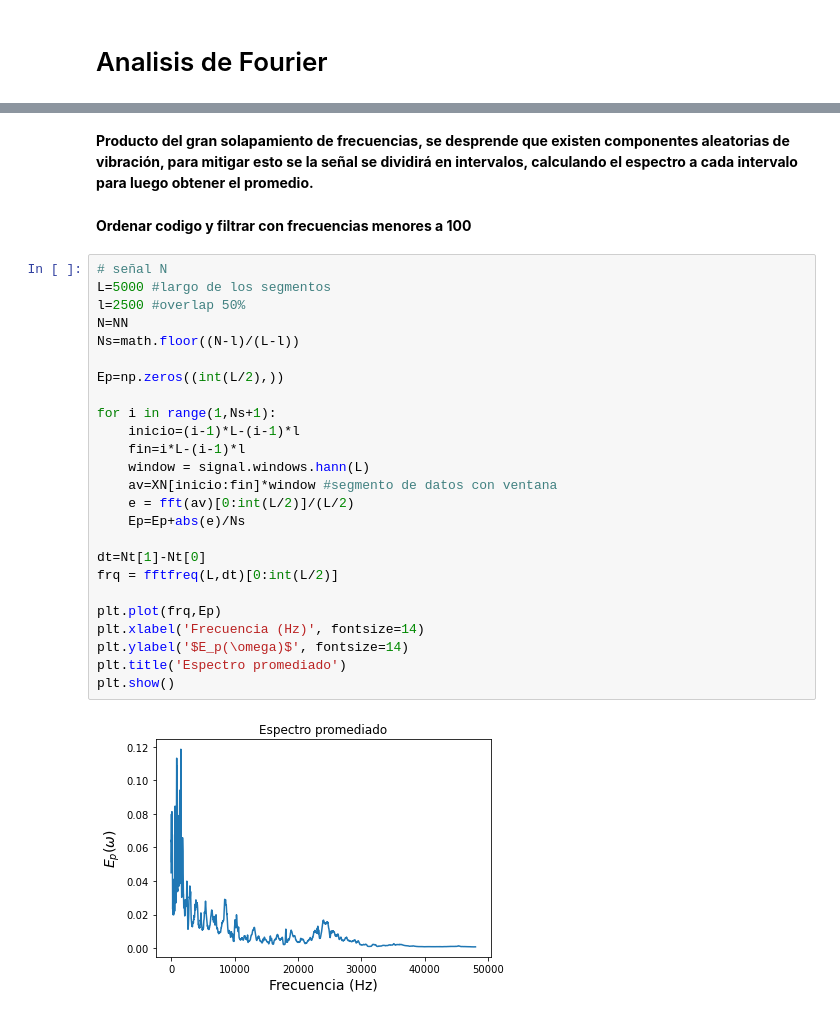
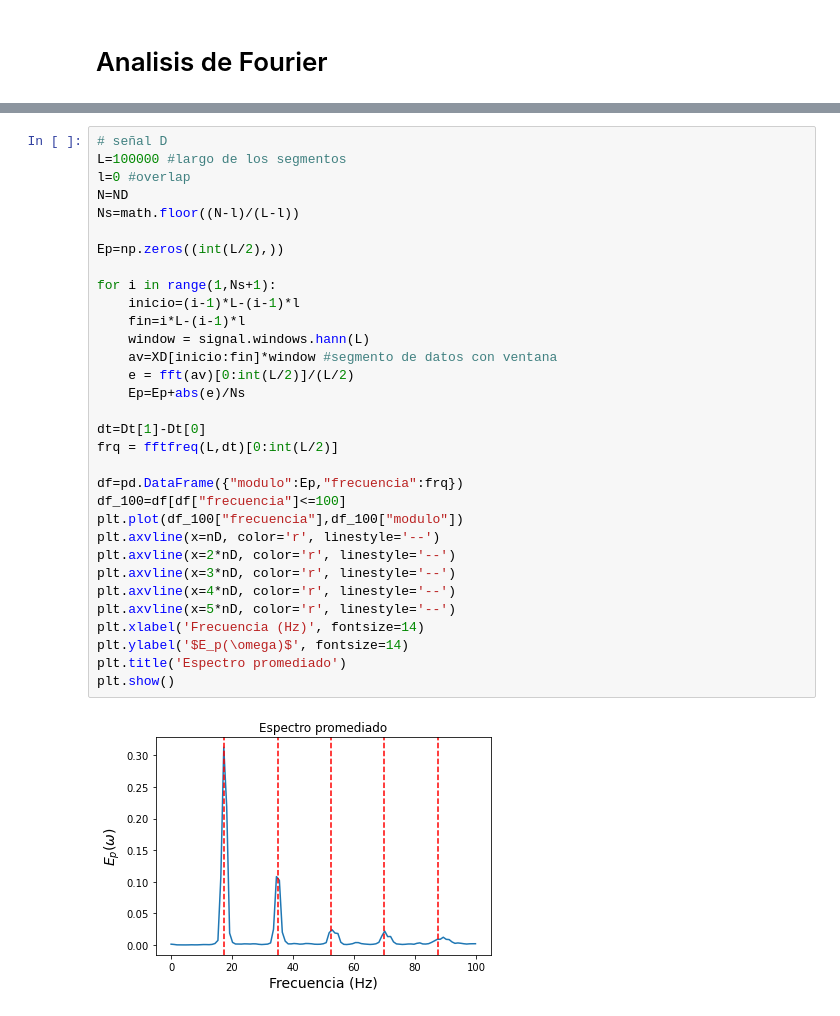
Before and after one commit to JLCdata/Procesamiento-de-se-ales-y-aprendizaje-de-maquinas-en-mantenimiento-predictivo, a Jupyter notebook: tarea1/T1.ipynb, the cells around one changed output, grey strips where cells are left out. Drawn from its saved outputs; the diff is of its cells as text.

```diff
--- a/tarea1/T1.ipynb
+++ b/tarea1/T1.ipynb
@@ -114,32 +165,34 @@ plt.show()
-# %% [markdown]
-**Producto del gran solapamiento de frecuencias, se desprende que existen componentes aleatorias de vibración, para mitigar esto se la señal se dividirá en intervalos, calculando
-el espectro a cada intervalo para luego obtener el promedio.**
-# %% [markdown]
-**Ordenar codigo y filtrar con frecuencias menores a 100**
 # %%
-# señal N
-L=5000 #largo de los segmentos
-l=2500 #overlap 50%
-N=NN
+# señal D
+L=100000 #largo de los segmentos
+l=0 #overlap
+N=ND
 Ns=math.floor((N-l)/(L-l))
 
 Ep=np.zeros((int(L/2),))
 
 for i in range(1,Ns+1):
     inicio=(i-1)*L-(i-1)*l
     fin=i*L-(i-1)*l
     window = signal.windows.hann(L)
-    av=XN[inicio:fin]*window #segmento de datos con ventana
+    av=XD[inicio:fin]*window #segmento de datos con ventana
     e = fft(av)[0:int(L/2)]/(L/2)
     Ep=Ep+abs(e)/Ns
 
-dt=Nt[1]-Nt[0]
+dt=Dt[1]-Dt[0]
 frq = fftfreq(L,dt)[0:int(L/2)]
 
-plt.plot(frq,Ep)
+df=pd.DataFrame({"modulo":Ep,"frecuencia":frq})
+df_100=df[df["frecuencia"]<=100]
+plt.plot(df_100["frecuencia"],df_100["modulo"])
+plt.axvline(x=nD, color='r', linestyle='--')
+plt.axvline(x=2*nD, color='r', linestyle='--')
+plt.axvline(x=3*nD, color='r', linestyle='--')
+plt.axvline(x=4*nD, color='r', linestyle='--')
+plt.axvline(x=5*nD, color='r', linestyle='--')
 plt.xlabel('Frecuencia (Hz)', fontsize=14)
 plt.ylabel('$E_p(\omega)$', fontsize=14)
 plt.title('Espectro promediado')
 plt.show()
 # %% [output]
-[figure, old version]
+[figure, new version]
```
Also changed, not shown: parts of 26 cells of this notebook.
